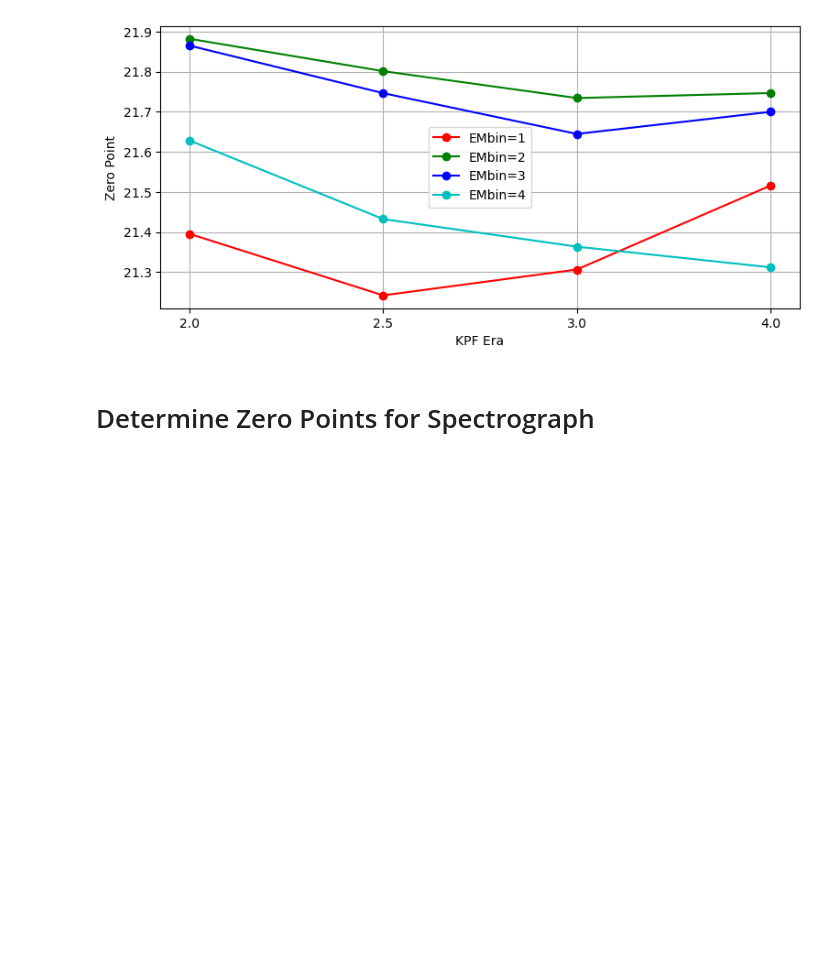
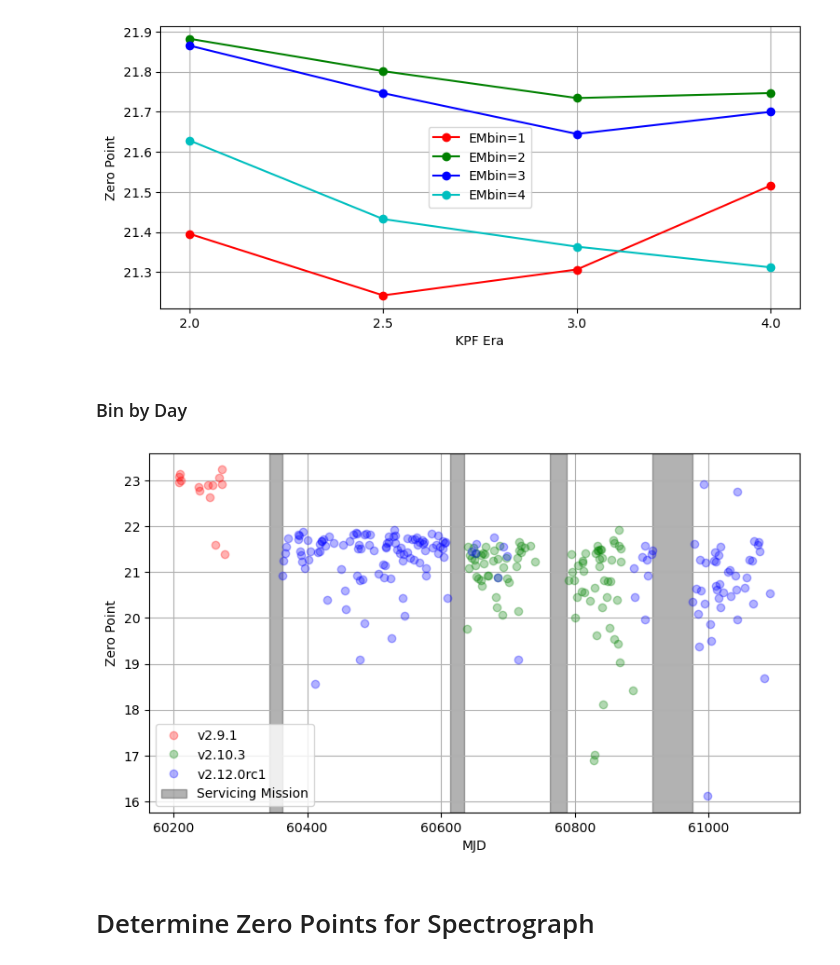
Before and after one commit to joshwalawender/KPF-ZPETC, a Jupyter notebook: ZeroPointAnalysis.ipynb, the cells around one changed output. Cells and saved outputs as stored; diff of their text form; code cells hidden in the pictures; blank space fills up the shorter version.

```diff
--- a/ZeroPointAnalysis.ipynb
+++ b/ZeroPointAnalysis.ipynb
@@ -213,6 +213,36 @@ plt.grid()
 plt.show()
 # %% [output]
 [figure]
+# %% [markdown]
+### Bin by Day
+# %%
+zp, zps = calculate_ExpMeter_zero_point(data, EMbin=2)
+mjd = np.array([int(d) for d in data['MJD-OBS']])
+
+plt.figure(figsize=(9,5))
+
+drpvs = ['v2.9.1', 'v2.10.3', 'v2.12.0rc1']
+for i,drpv in enumerate(drpvs):
+    color = ['r', 'g', 'b'][i]
+    for j,day in enumerate(set(mjd)):
+        wday = np.where((mjd == day) & (data['DRPTAGL2'] == drpv))
+        # print(drpv, day, wday)
+        day_zp = np.median(zps[wday])
+        if j == 0:
+            plt.plot(day, day_zp, f'{color}o', alpha=0.3, label=f'{drpvs[i]}')
+        else:
+            plt.plot(day, day_zp, f'{color}o', alpha=0.3)
+plt.axvspan(SM1start.mjd, SM1end.mjd, color='k', alpha=0.3, label='Servicing Mission')
+plt.axvspan(SM2start.mjd, SM2end.mjd, color='k', alpha=0.3)
+plt.axvspan(SM3start.mjd, SM3end.mjd, color='k', alpha=0.3)
+plt.axvspan(SM4start.mjd, SM4end.mjd, color='k', alpha=0.3)
+plt.xlabel('MJD')
+plt.ylabel('Zero Point')
+plt.grid()
+plt.legend(loc='best')
+plt.show()
+# %% [output]
+[figure, added]
 # %% [markdown]
 # Determine Zero Points for Spectrograph
 # %%
```
Also changed, not shown: 2 other files.
